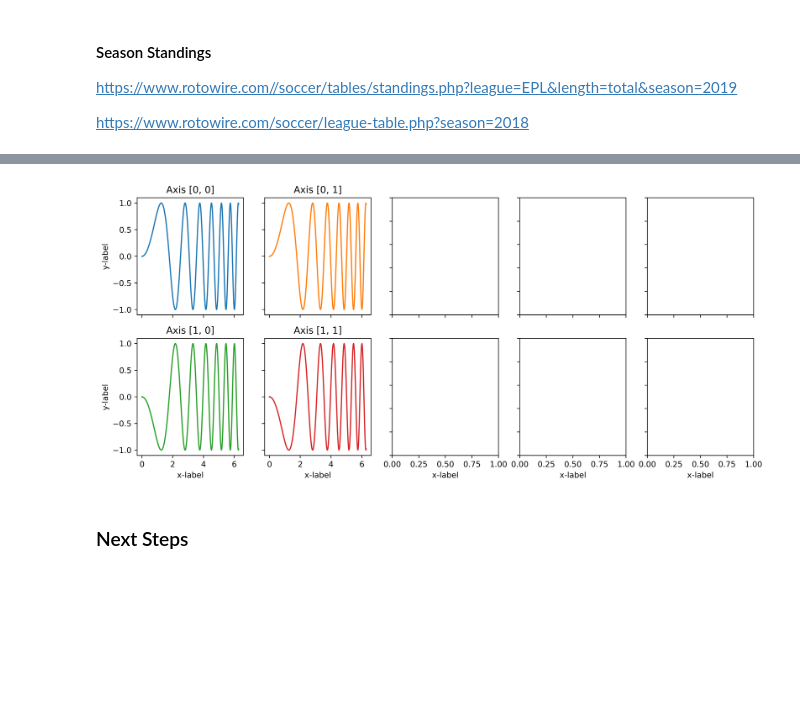
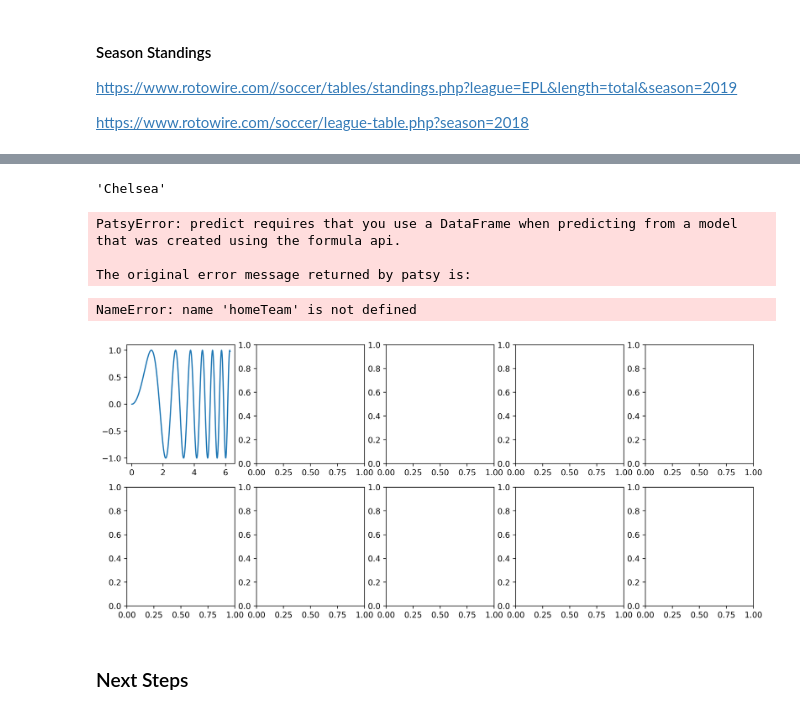
Before and after one commit to roncv/FootballForecasting, a Jupyter notebook: FootballForecasting.ipynb, the cells around one changed output, grey strips where cells are left out. Drawn from its saved outputs; the diff is of its cells as text; code cells hidden in the pictures; blank space fills up the shorter version.

```diff
--- a/FootballForecasting.ipynb
+++ b/FootballForecasting.ipynb
@@ -508,31 +572,50 @@ def multiplpot
+# %%
+game_week['HomeTeam'][0]
+# %% [output]
+'Chelsea'
+# %%
+# Edit the names
+
+
+for i in range(0, len(game_week)):
+    x = simulate_match(game_week['HomeTeam'][i], game_week['AwayTeam'][i])
+# %% [output]
+PatsyError: predict requires that you use a DataFrame when predicting from a model
+that was created using the formula api.
+
+The original error message returned by patsy is:
 # %%
+
+
 # Some example data to display
 x = np.linspace(0, 2 * np.pi, 400)
 y = np.sin(x ** 2)
 
 
 fig, axs = plt.subplots(2, 5, figsize=(14,6), dpi=500)
 axs[0, 0].plot(x, y)
-axs[0, 0].set_title('Axis [0, 0]')
+axs[0, 0].set_title(str(homeTeam) + " vs. " + str(awayTeam) + " Forecast",
+                 fontsize=7, y=1.13, weight='bold')
 
 axs[0, 1].plot(x, y, 'tab:orange')
 axs[0, 1].set_title('Axis [0, 1]')
 
 
 axs[1, 0].plot(x, -y, 'tab:green')
 axs[1, 0].set_title('Axis [1, 0]')
 
 axs[1, 1].plot(x, -y, 'tab:red')
 axs[1, 1].set_title('Axis [1, 1]')
 
 for ax in axs.flat:
     ax.set(xlabel='x-label', ylabel='y-label')
 
 # Hide x labels and tick labels for top plots and y ticks for right plots.
 for ax in axs.flat:
     ax.label_outer()
 # %% [output]
+NameError: name 'homeTeam' is not defined
-[figure, old version]
+[figure, new version]
 # %% [markdown]
 ### Next Steps
 # %% [markdown]
```
Also changed, not shown: parts of 14 cells of this notebook, 1 other file.
